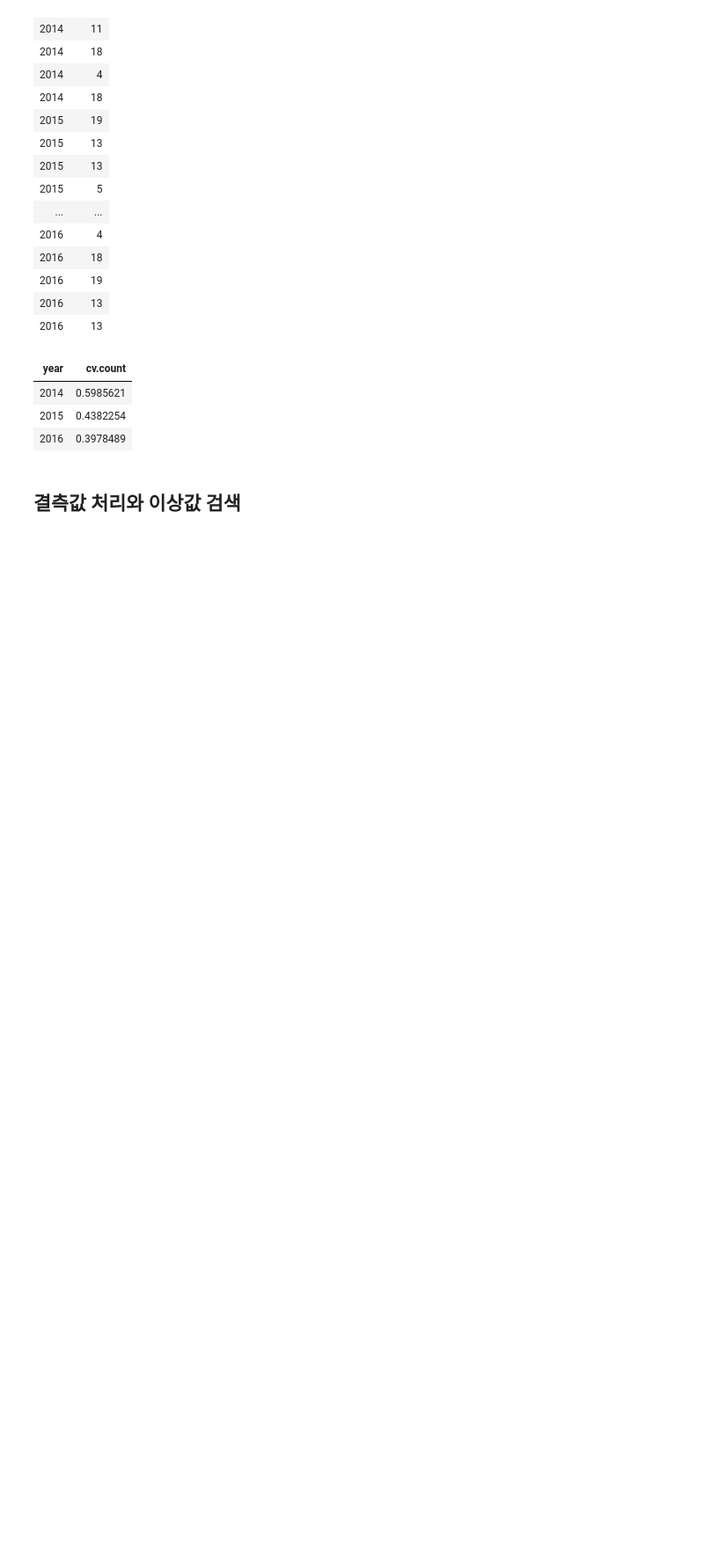
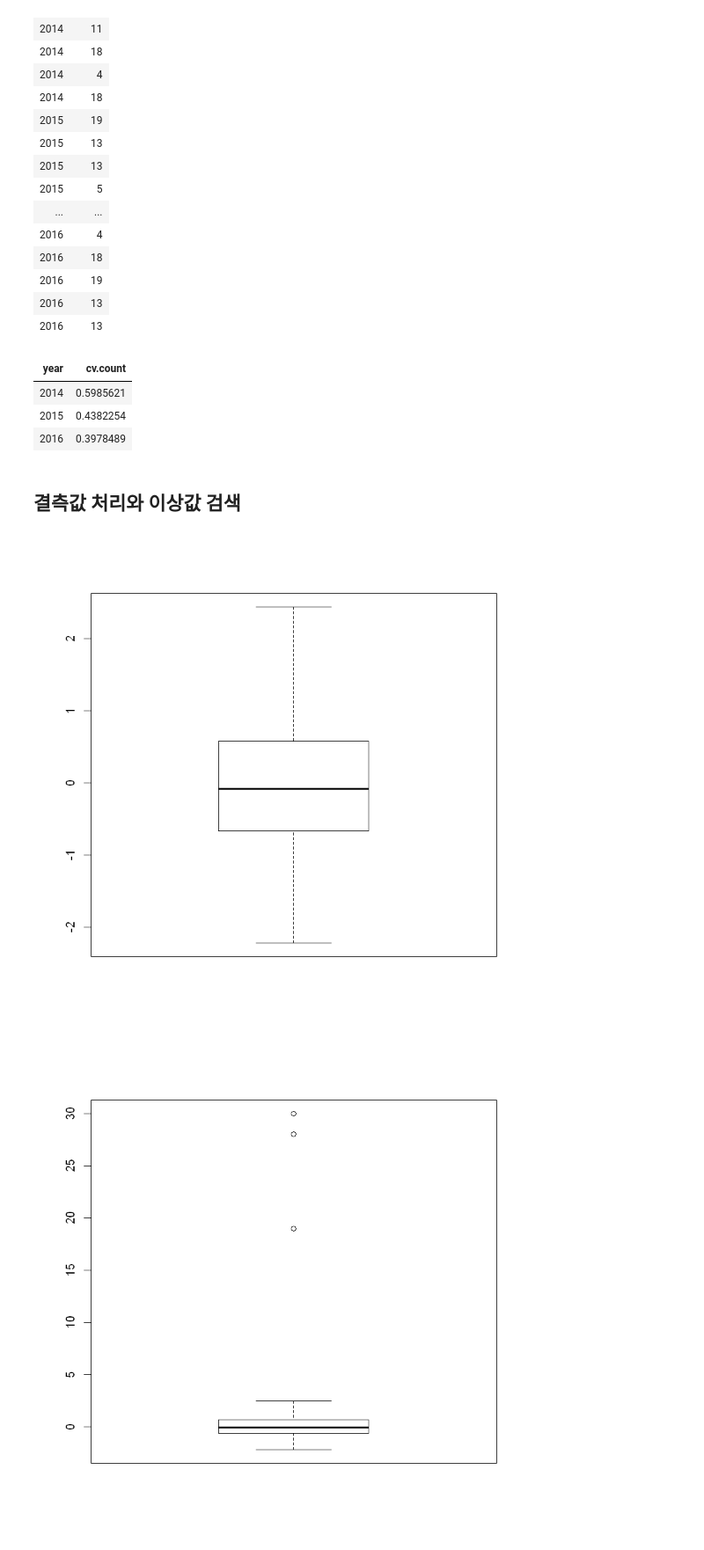
Before and after one commit to junpil-an/codeup, a Jupyter notebook: adsp.ipynb, the cells around one changed output. Shown at 88% size. Saved outputs shown, nothing was run; the diff lists cells and outputs as text; code cells hidden in the pictures; blank space fills up the shorter version.

```diff
--- a/adsp.ipynb
+++ b/adsp.ipynb
@@ -271,3 +271,11 @@ ddply(d,'year',function(x){mean.count=mean(x$count)
 #데이터 테이블은 그냥 읽어버림 ㅎ~ㅎ
 # %% [markdown]
 ## 결측값 처리와 이상값 검색
+# %%
+x<-rnorm(100)
+boxplot(x)
+x<-c(x,19,28,30)
+outwith=boxplot(x)
+# %% [output]
+[figure, added]
+[figure, added]
```
Also changed, not shown: parts of 15 cells of this notebook.
